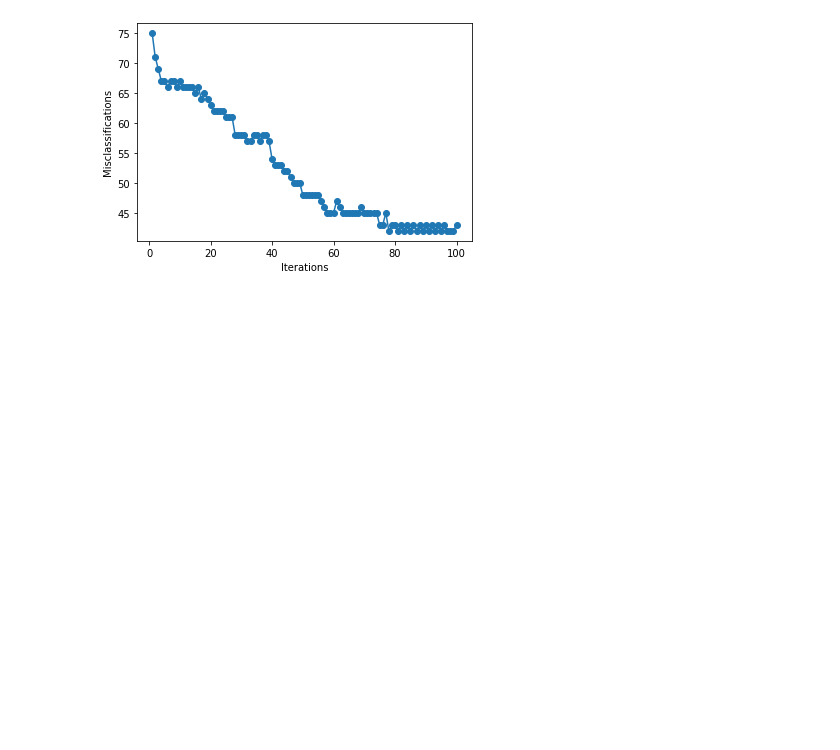
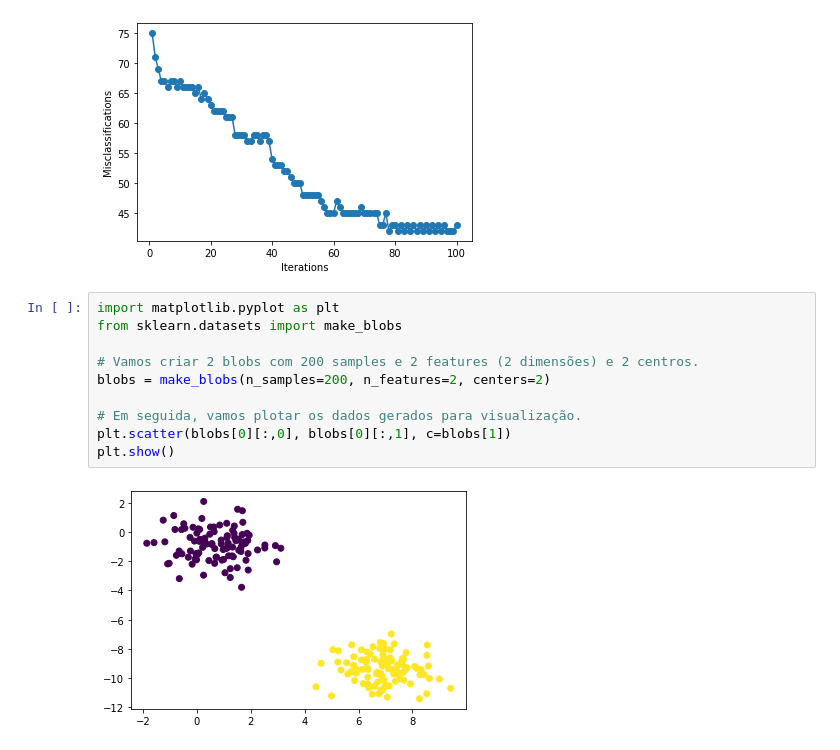
Before and after one commit to waldirbertazzijr/data-science, a Jupyter notebook: neural-networks/Single Layer Perceptron.ipynb, the cells around one changed output. Saved outputs shown, nothing was run; the diff lists cells and outputs as text; blank space fills up the shorter version.

```diff
--- a/neural-networks/Single Layer Perceptron.ipynb
+++ b/neural-networks/Single Layer Perceptron.ipynb
@@ -188,3 +188,15 @@ plt.show()
 # %% [output]
 [figure]
 [figure]
+# %%
+import matplotlib.pyplot as plt
+from sklearn.datasets import make_blobs
+
+# Vamos criar 2 blobs com 200 samples e 2 features (2 dimensões) e 2 centros.
+blobs = make_blobs(n_samples=200, n_features=2, centers=2)
+
+# Em seguida, vamos plotar os dados gerados para visualização.
+plt.scatter(blobs[0][:,0], blobs[0][:,1], c=blobs[1])
+plt.show()
+# %% [output]
+[figure, added]
```
Also changed, not shown: parts of 3 cells of this notebook, 2 other files.
